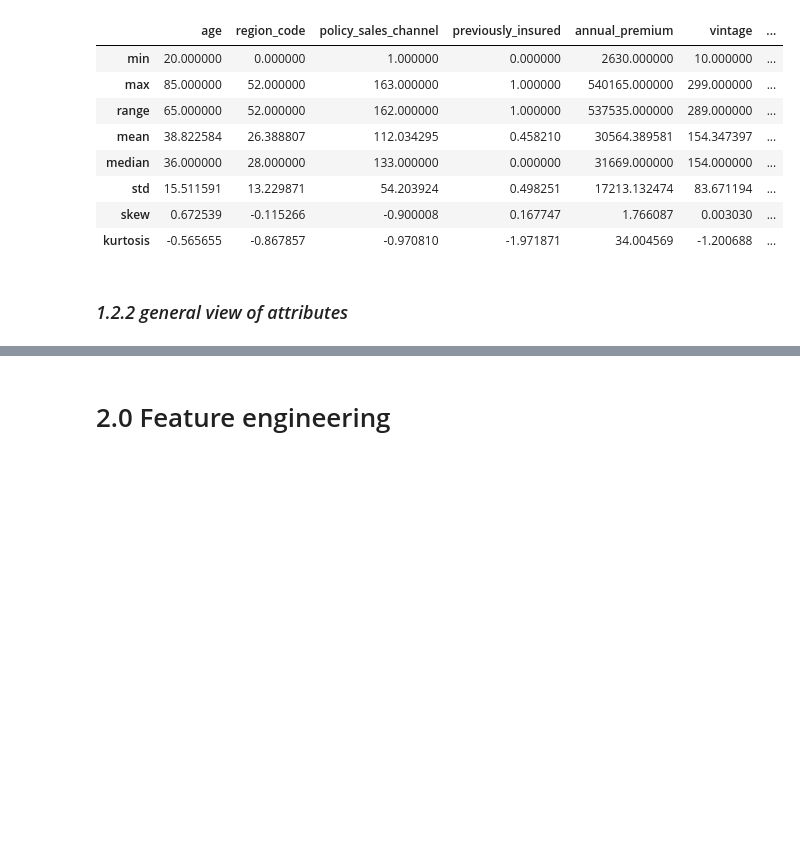
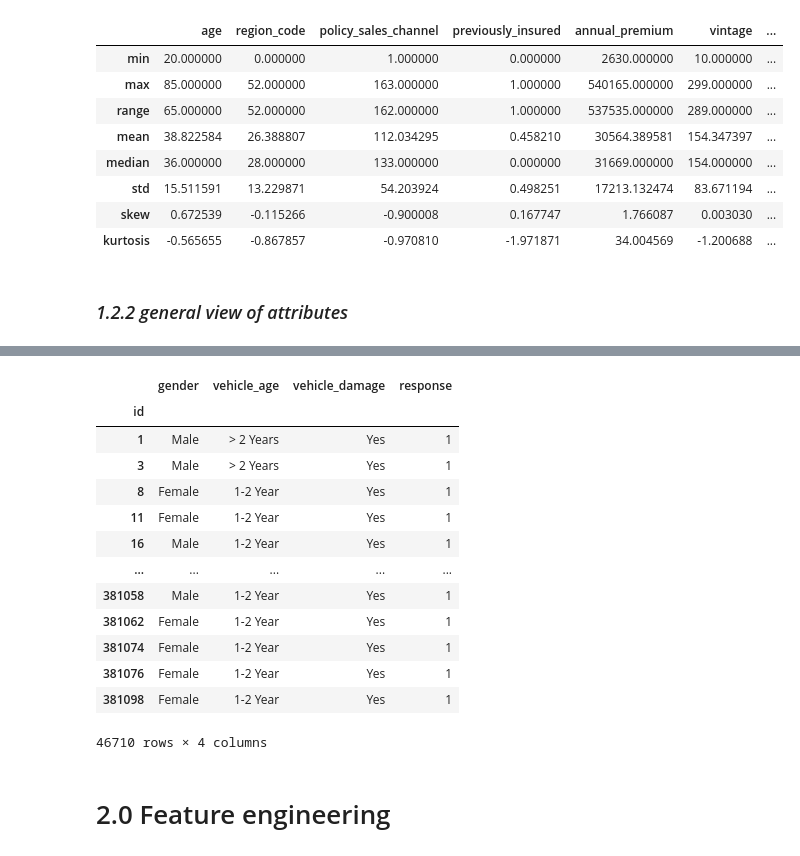
Before and after one commit to GustavoHBDuarte/health-insurance, a Jupyter notebook: notebook_main.ipynb, the cells around one changed output, grey strips where cells are left out. Saved outputs shown, nothing was run; the diff lists cells and outputs as text; code cells hidden in the pictures; blank space fills up the shorter version.

```diff
--- a/notebook_main.ipynb
+++ b/notebook_main.ipynb
@@ -320,3 +381,20 @@ descriptive_statistics(df)
+# %%
+df.loc[df['response']==1, ['gender', 'vehicle_age', 'vehicle_damage','response']]
+# %% [output]
+|  | gender | vehicle_age | vehicle_damage | response |
+| id |  |  |  |  |
+| 1 | Male | > 2 Years | Yes | 1 |
+| 3 | Male | > 2 Years | Yes | 1 |
+| 8 | Female | 1-2 Year | Yes | 1 |
+| 11 | Female | 1-2 Year | Yes | 1 |
+| 16 | Male | 1-2 Year | Yes | 1 |
+| ... | ... | ... | ... | ... |
+| 381058 | Male | 1-2 Year | Yes | 1 |
+| 381062 | Female | 1-2 Year | Yes | 1 |
+| 381074 | Female | 1-2 Year | Yes | 1 |
+| 381076 | Female | 1-2 Year | Yes | 1 |
+| 381098 | Female | 1-2 Year | Yes | 1 |
+46710 rows × 4 columns
 # %% [markdown]
 # 2.0 Feature engineering
 # %% [markdown]
```
Also changed, not shown: parts of 9 cells of this notebook.
